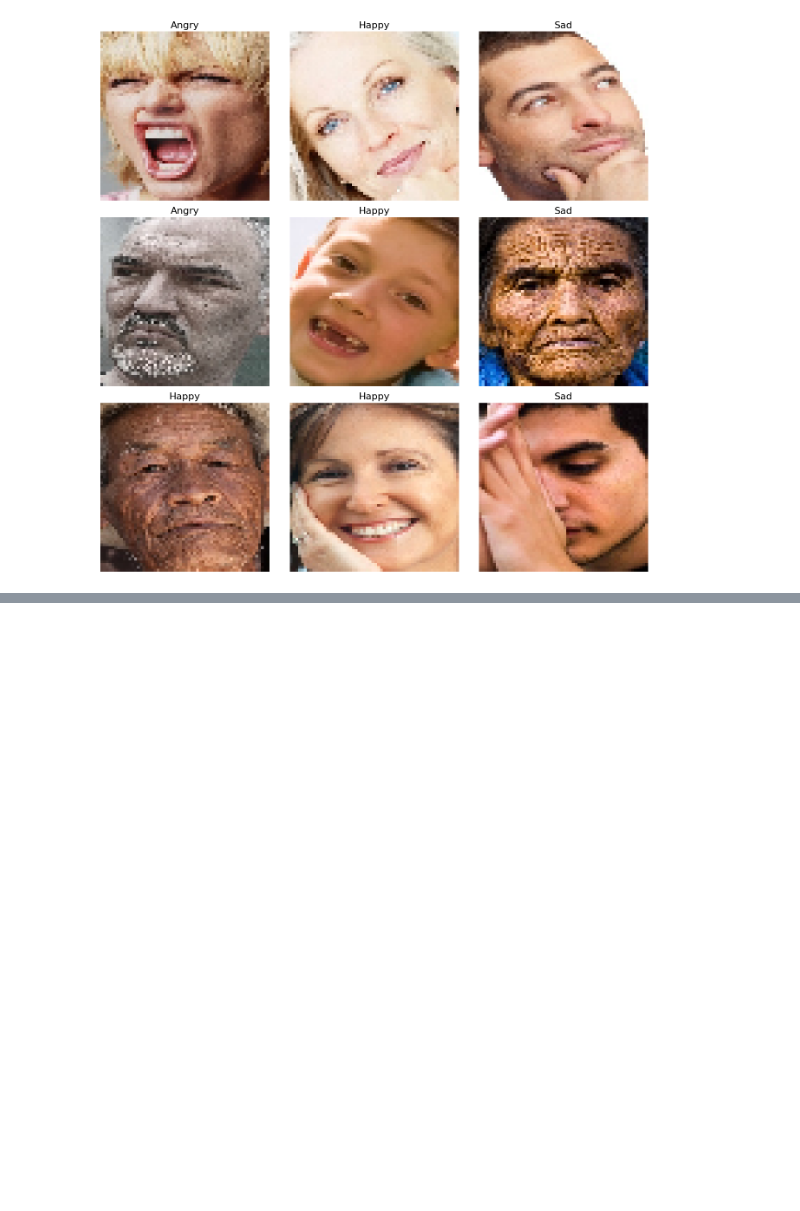
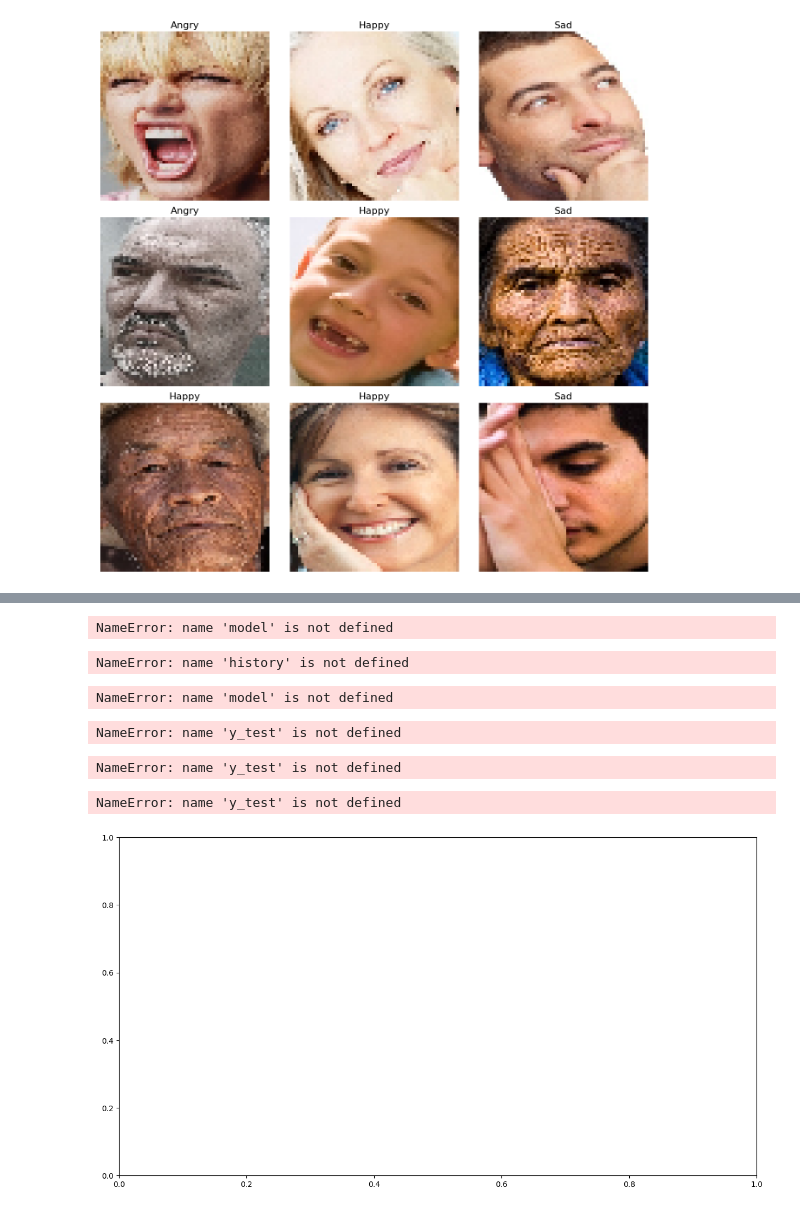
Before and after one commit to WawanWidiantara/Convolutional-Neural-Network, a Jupyter notebook: experiment/zidan/Resnetv2.ipynb, the cells around one changed output, grey strips where cells are left out. Drawn from its saved outputs; the diff is of its cells as text; code cells hidden in the pictures; blank space fills up the shorter version.

```diff
--- a/experiment/zidan/Resnetv2.ipynb
+++ b/experiment/zidan/Resnetv2.ipynb
@@ -264,0 +218,73 @@ Downloading data from https://storage.googleapis.com/tensorflow/keras-applicatio
+# %%
+# Un-Freezing the feature extraction layers for fine tuning
+model.layers[1].trainable = True
+
+model.compile(optimizer=tf.keras.optimizers.SGD(0.001), #lower learning rate
+                loss='categorical_crossentropy',
+                metrics = ['accuracy'])
+
+history_ = model.fit(x = train_generator,epochs = FINE_TUNING_EPOCHS ,validation_data = validation_generator)
+history = history.append(pd.DataFrame(history_.history) , ignore_index=True)
+# %% [output]
+NameError: name 'model' is not defined
+# %%
+x = px.line(data_frame= history , y= ["accuracy" , "val_accuracy"] ,markers = True )
+x.update_xaxes(title="Number of Epochs")
+x.update_yaxes(title = "Accuracy")
+x.update_layout(showlegend = True,
+    title = {
+        'text': 'Accuracy vs Number of Epochs',
+        'y':0.94,
+        'x':0.5,
+        'xanchor': 'center',
+        'yanchor': 'top'})
+x.show()
+# %% [output]
+NameError: name 'history' is not defined
+# %%
+# Model Evaluation
+model.evaluate(test_generator)
+preds = model.predict(test_generator)
+y_preds = np.argmax(preds , axis = 1 )
+y_test = np.array(test_generator.labels)
+# %% [output]
+NameError: name 'model' is not defined
+# %%
+# Confusion Matrix
+cm_data = confusion_matrix(y_test , y_preds)
+cm = pd.DataFrame(cm_data, columns=CLASS_LABELS, index = CLASS_LABELS)
+cm.index.name = 'Actual'
+cm.columns.name = 'Predicted'
+plt.figure(figsize = (20,10))
+plt.title('Confusion Matrix', fontsize = 20)
+sns.set(font_scale=1.2)
+ax = sns.heatmap(cm, cbar=False, cmap="Blues", annot=True, annot_kws={"size": 16}, fmt='g')
+# %% [output]
+NameError: name 'y_test' is not defined
+# %%
+# Classification Report
+print(classification_report(y_test, y_preds))
+# %% [output]
+NameError: name 'y_test' is not defined
+# %%
+# Multiclass AUC Curve
+fig, c_ax = plt.subplots(1,1, figsize = (15,8))
+
+def multiclass_roc_auc_score(y_test, y_pred, average="macro"):
+    lb = LabelBinarizer()
+    lb.fit(y_test)
+    y_test = lb.transform(y_test)
+    for (idx, c_label) in enumerate(CLASS_LABELS):
+        fpr, tpr, thresholds = roc_curve(y_test[:,idx].astype(int), y_pred[:,idx])
+        c_ax.plot(fpr, tpr,lw=2, label = '%s (AUC:%0.2f)'  % (c_label, auc(fpr, tpr)))
+    c_ax.plot(fpr, fpr, 'black',linestyle='dashed', lw=4, label = 'Random Guessing')
+    return roc_auc_score(y_test, y_pred, average=average)
+
+print('ROC AUC score:', multiclass_roc_auc_score(y_test , preds  , average = "micro"))
+plt.xlabel('FALSE POSITIVE RATE', fontsize=18)
+plt.ylabel('TRUE POSITIVE RATE', fontsize=16)
+plt.legend(fontsize = 11.5)
+plt.show()
+# %% [output]
+NameError: name 'y_test' is not defined
+[figure, added]
```
Also changed, not shown: parts of 8 cells of this notebook.
